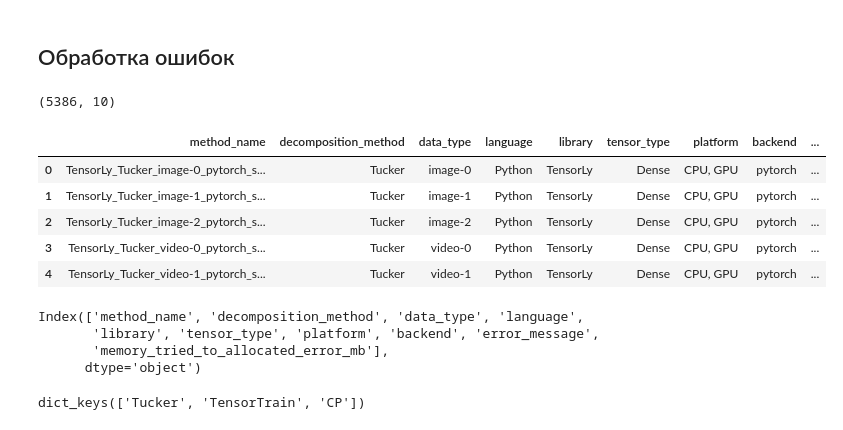
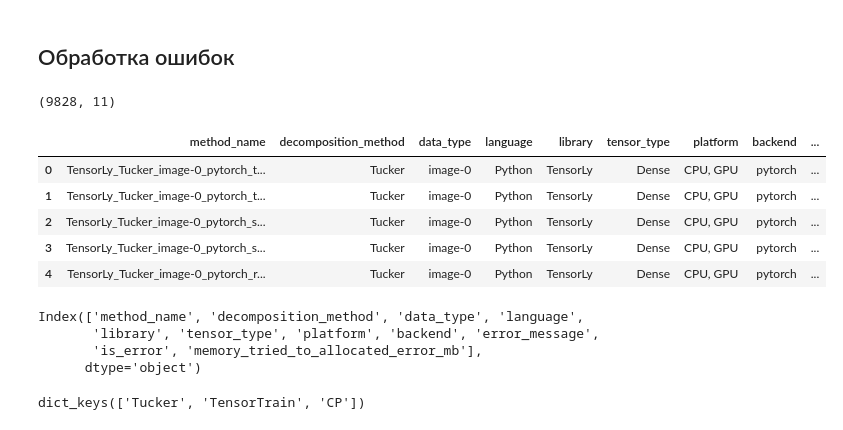
Before and after one commit to Innopolis-tensor-compression/tensor-compression-methods, a Jupyter notebook: experiments/check_methods_logs.ipynb, the cells around one changed output. Drawn from its saved outputs; the diff is of its cells as text; code cells hidden in the pictures.

```diff
--- a/experiments/check_methods_logs.ipynb
+++ b/experiments/check_methods_logs.ipynb
@@ -80,8 +80,22 @@ for log in logs:
 
     # ----- случаи с ошибкой выполнения --------------------------------
     if log["error_message"]:
-        error_rows.append({**base, "error_message": log["error_message"]})
+        error_rows.append(
+            {
+                **base,
+                "error_message": log["error_message"],
+                "is_error": True,
+            }
+        )
         continue
+    else:
+        error_rows.append(
+            {
+                **base,
+                "error_message": log["error_message"],
+                "is_error": False,
+            }
+        )
 
     q = log["quantitative_metrics"]
     n_runs = max(len(q[k]) for k in metric_keys)  # обычно 5
@@ -127,9 +141,9 @@ for log in logs:
                                          if isinstance(q[k][i], (int, float)) and q[k][i] < 0])
 
 # --- превращаем во фреймы --------------------------------------------
-df_clean_logs = pd.DataFrame(clean_rows)
-df_anomaly_logs = pd.DataFrame(anom_rows)
-df_logs_errors = pd.DataFrame(error_rows)
+df_clean_logs = pd.DataFrame(clean_rows)  # положительные значения прогонов
+df_anomaly_logs = pd.DataFrame(anom_rows)  # отрицательные значения прогонов
+df_logs_errors = pd.DataFrame(error_rows)  # все логи без количественных метрик
 # %%
 print("metric                         | count_neg |    min   |   mean  |   max   | median ")
 print("-" * 100)
@@ -458,8 +418,12 @@ def extract_memory_info(error_message):
 # %%
 error_messages_count = 0
 
+df_logs_errors_without_singular_matrix = pd.DataFrame()
+df_logs_errors_only_singular_matrix = pd.DataFrame()
+
 for index, row in df_logs_errors.iterrows():
-    error_message = row["error_message"]
+    row_copy = row.copy()
+    error_message = row_copy["error_message"]
 
     if "Tried to allocate" in error_message:  # pytorch
         value, unit = extract_memory_info(error_message)
@@ -469,11 +433,21 @@ for index, row in df_logs_errors.iterrows():
         value, unit = extract_memory_info(error_message)
         if not (value and unit):
             print("Не удалось извлечь информацию о памяти из RAM ошибки.")
+    elif row_copy["error_message"] == "":
+        value = 0.0
     else:
+        value = None
         error_messages_count += 1
         print(error_message)
 
-    df_logs_errors.at[index, "memory_tried_to_allocated_error_mb"] = value
+    if value is not None:
+        row_copy["memory_tried_to_allocated_error_mb"] = value
+        df_logs_errors_without_singular_matrix = pd.concat(
+            [df_logs_errors_without_singular_matrix, pd.DataFrame([row_copy])], ignore_index=True)
+    else:
+        df_logs_errors_only_singular_matrix = pd.concat([df_logs_errors_only_singular_matrix, pd.DataFrame([row_copy])],
+                                                        ignore_index=True)
+
 print(error_messages_count)
 # %% [output]
 Пропущена итерация из-за ошибки: pytorch, truncated_svd, random, False, False, 1e-08, 0, abs_rec_error. Ошибка: torch.linalg.solve: The solver failed because the input matrix is singular.
@@ -906,23 +906,23 @@ dict_keys(['Tucker', 'TensorTrain', 'CP'])
 # %% [markdown]
 ## Обработка ошибок
 # %%
-df_logs_errors.shape
+df_logs_errors_without_singular_matrix.shape
 # %% [output]
-(5386, 10)
+(9828, 11)
 # %%
-df_logs_errors.head()
+df_logs_errors_without_singular_matrix.head()
 # %% [output]
 |  | method_name | decomposition_method | data_type | language | library | tensor_type | platform | backend | ... |
-| 0 | TensorLy_Tucker_image-0_pytorch_s... | Tucker | image-0 | Python | TensorLy | Dense | CPU, GPU | pytorch | ... |
-| 1 | TensorLy_Tucker_image-1_pytorch_s... | Tucker | image-1 | Python | TensorLy | Dense | CPU, GPU | pytorch | ... |
-| 2 | TensorLy_Tucker_image-2_pytorch_s... | Tucker | image-2 | Python | TensorLy | Dense | CPU, GPU | pytorch | ... |
-| 3 | TensorLy_Tucker_video-0_pytorch_s... | Tucker | video-0 | Python | TensorLy | Dense | CPU, GPU | pytorch | ... |
-| 4 | TensorLy_Tucker_video-1_pytorch_s... | Tucker | video-1 | Python | TensorLy | Dense | CPU, GPU | pytorch | ... |
+| 0 | TensorLy_Tucker_image-0_pytorch_t... | Tucker | image-0 | Python | TensorLy | Dense | CPU, GPU | pytorch | ... |
+| 1 | TensorLy_Tucker_image-0_pytorch_t... | Tucker | image-0 | Python | TensorLy | Dense | CPU, GPU | pytorch | ... |
+| 2 | TensorLy_Tucker_image-0_pytorch_s... | Tucker | image-0 | Python | TensorLy | Dense | CPU, GPU | pytorch | ... |
+| 3 | TensorLy_Tucker_image-0_pytorch_s... | Tucker | image-0 | Python | TensorLy | Dense | CPU, GPU | pytorch | ... |
+| 4 | TensorLy_Tucker_image-0_pytorch_r... | Tucker | image-0 | Python | TensorLy | Dense | CPU, GPU | pytorch | ... |
 # %%
-df_logs_errors.columns
+df_logs_errors_without_singular_matrix.columns
 # %% [output]
 Index(['method_name', 'decomposition_method', 'data_type', 'language',
        'library', 'tensor_type', 'platform', 'backend', 'error_message',
-       'memory_tried_to_allocated_error_mb'],
+       'is_error', 'memory_tried_to_allocated_error_mb'],
       dtype='object')
 # %%
```
Also changed, not shown: parts of 60 cells of this notebook.
